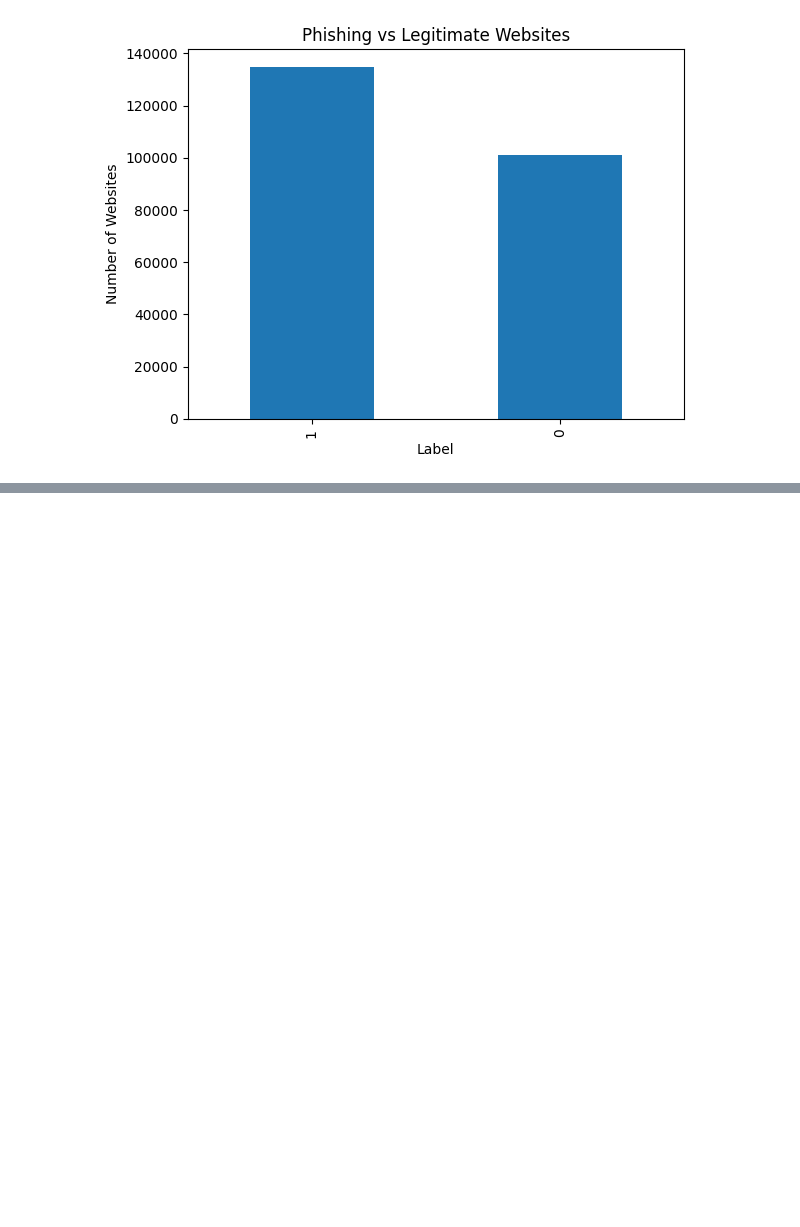
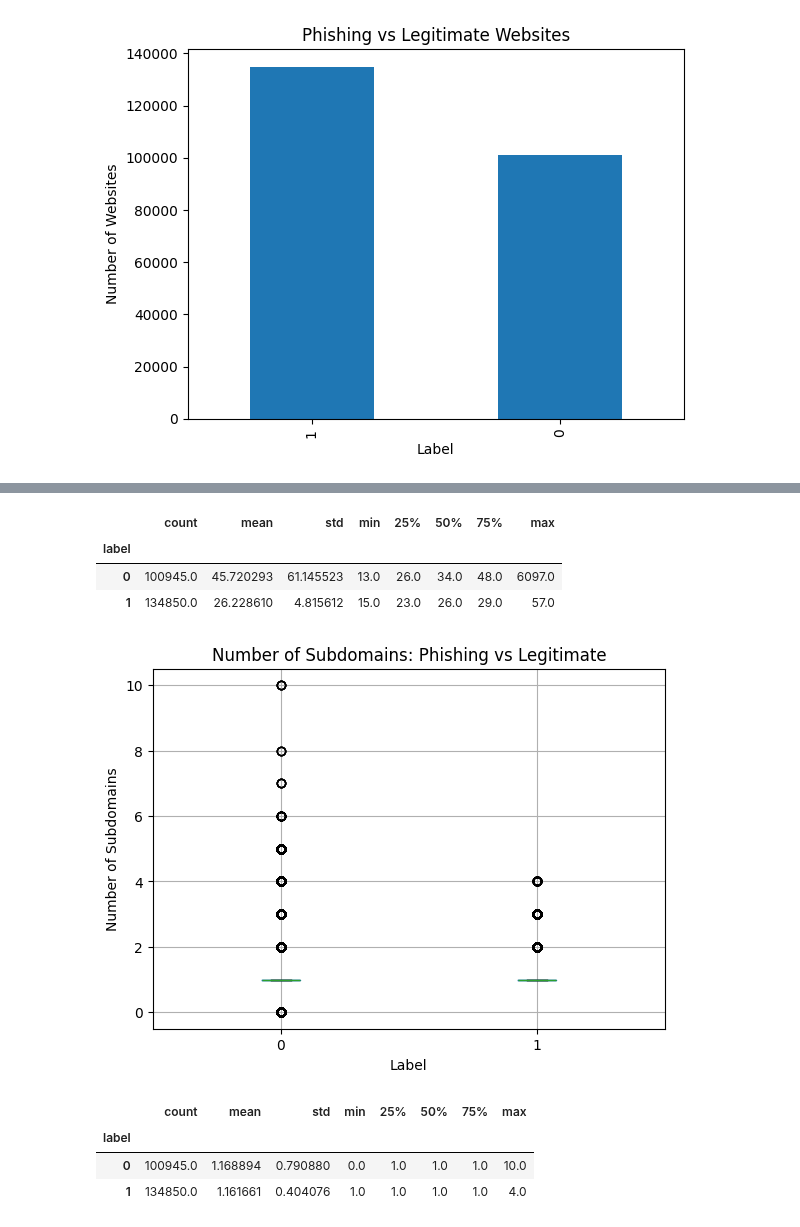
Before and after one commit to Aditya1112006/Phishing-Website-Detector, a Jupyter notebook: notebooks/01_dataset_exploration.ipynb, the cells around one changed output, grey strips where cells are left out. Cells and saved outputs as stored; diff of their text form; code cells hidden in the pictures; blank space fills up the shorter version.

```diff
--- a/notebooks/01_dataset_exploration.ipynb
+++ b/notebooks/01_dataset_exploration.ipynb
@@ -206,0 +211,24 @@ plt.show()
+# %%
+df.groupby("label")["URLLength"].describe()
+# %% [output]
+|  | count | mean | std | min | 25% | 50% | 75% | max |
+| label |  |  |  |  |  |  |  |  |
+| 0 | 100945.0 | 45.720293 | 61.145523 | 13.0 | 26.0 | 34.0 | 48.0 | 6097.0 |
+| 1 | 134850.0 | 26.228610 | 4.815612 | 15.0 | 23.0 | 26.0 | 29.0 | 57.0 |
+# %%
+df.boxplot(column="NoOfSubDomain", by="label")
+
+plt.title("Number of Subdomains: Phishing vs Legitimate")
+plt.suptitle("")
+plt.xlabel("Label")
+plt.ylabel("Number of Subdomains")
+plt.show()
+# %% [output]
+[figure, added]
+# %%
+df.groupby("label")["NoOfSubDomain"].describe()
+# %% [output]
+|  | count | mean | std | min | 25% | 50% | 75% | max |
+| label |  |  |  |  |  |  |  |  |
+| 0 | 100945.0 | 1.168894 | 0.790880 | 0.0 | 1.0 | 1.0 | 1.0 | 10.0 |
+| 1 | 134850.0 | 1.161661 | 0.404076 | 1.0 | 1.0 | 1.0 | 1.0 | 4.0 |
```
Also changed, not shown: parts of 11 cells of this notebook.
